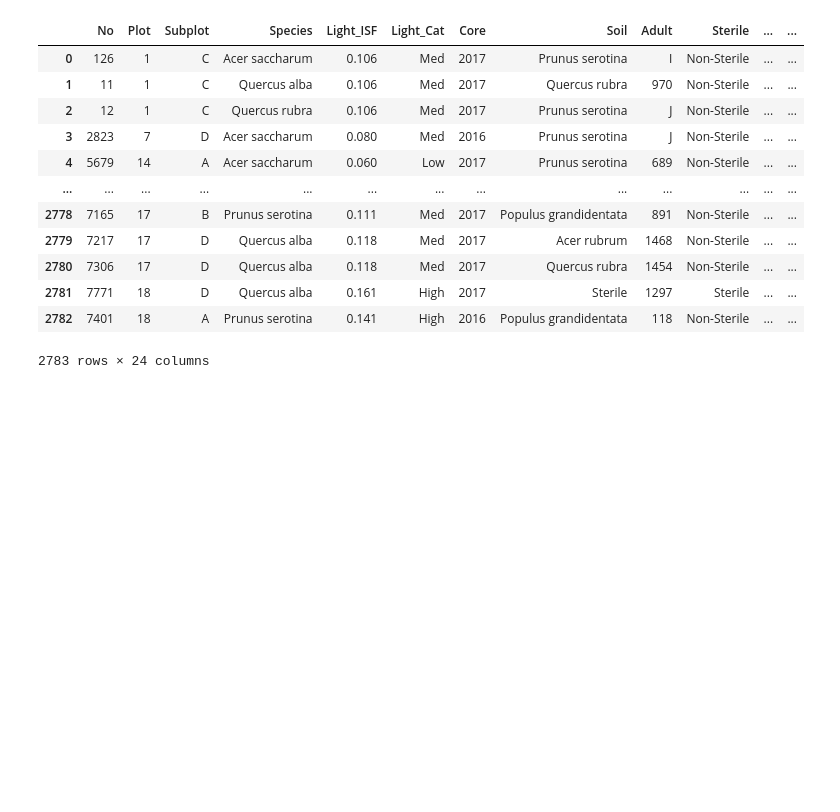
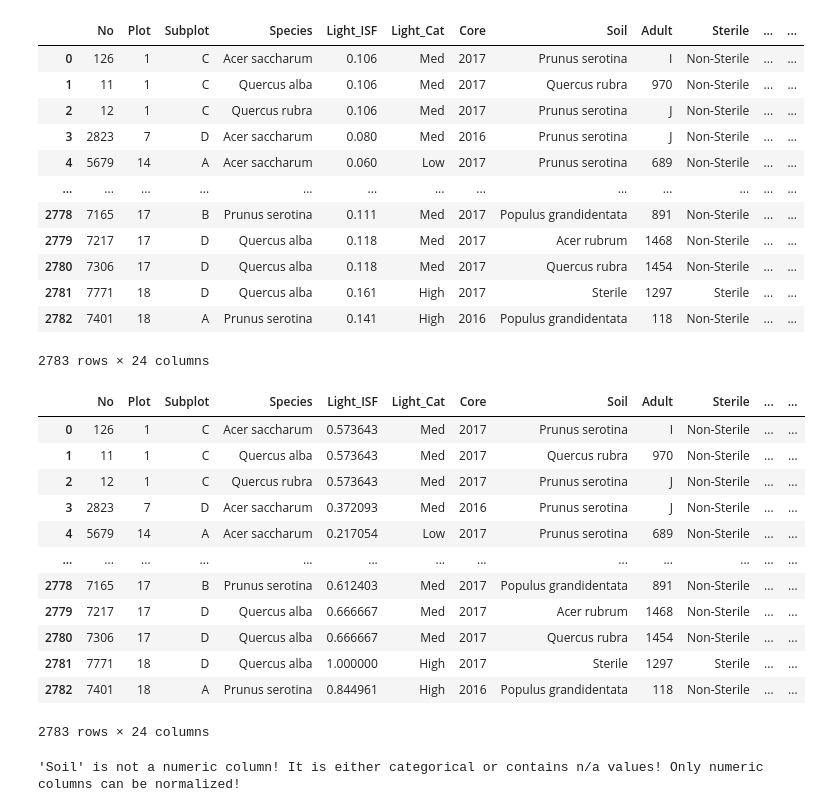
Before and after one commit to fedighanmi/Tree_Survival_Project, a Jupyter notebook: example/example_notebook.ipynb, the cells around one changed output. Cells and saved outputs as stored; diff of their text form; code cells hidden in the pictures; blank space fills up the shorter version.

Commit message:
Add preprocessing module as an example

```diff
--- a/example/example_notebook.ipynb
+++ b/example/example_notebook.ipynb
@@ -5,4 +75,6 @@ import pandas as pd
 df = pd.read_csv("Tree_Data.csv")
 # %%
-preprocess = preprocessing.DataPreprocessor(df)
+# We will create an instance of our data and name it preprocess
+
+preprocess = prp.DataPreprocessor(df)
 # %%
@@ -21,3 +95,29 @@ preprocess.display()
 | 2781 | 7771 | 18 | D | Quercus alba | 0.161 | High | 2017 | Sterile | 1297 | Sterile | ... | ... |
 | 2782 | 7401 | 18 | A | Prunus serotina | 0.141 | High | 2016 | Populus grandidentata | 118 | Non-Sterile | ... | ... |
 2783 rows × 24 columns
+# %%
+# We can type in a numerical column with a scaler type and the returned data will be normalized
+# on the defined coloumns
+
+preprocess.normalize_data(["Light_ISF"], scaler_type="minmax")
+# %% [output]
+|  | No | Plot | Subplot | Species | Light_ISF | Light_Cat | Core | Soil | Adult | Sterile | ... | ... |
+| 0 | 126 | 1 | C | Acer saccharum | 0.573643 | Med | 2017 | Prunus serotina | I | Non-Sterile | ... | ... |
+| 1 | 11 | 1 | C | Quercus alba | 0.573643 | Med | 2017 | Quercus rubra | 970 | Non-Sterile | ... | ... |
+| 2 | 12 | 1 | C | Quercus rubra | 0.573643 | Med | 2017 | Prunus serotina | J | Non-Sterile | ... | ... |
+| 3 | 2823 | 7 | D | Acer saccharum | 0.372093 | Med | 2016 | Prunus serotina | J | Non-Sterile | ... | ... |
+| 4 | 5679 | 14 | A | Acer saccharum | 0.217054 | Low | 2017 | Prunus serotina | 689 | Non-Sterile | ... | ... |
+| ... | ... | ... | ... | ... | ... | ... | ... | ... | ... | ... | ... | ... |
+| 2778 | 7165 | 17 | B | Prunus serotina | 0.612403 | Med | 2017 | Populus grandidentata | 891 | Non-Sterile | ... | ... |
+| 2779 | 7217 | 17 | D | Quercus alba | 0.666667 | Med | 2017 | Acer rubrum | 1468 | Non-Sterile | ... | ... |
+| 2780 | 7306 | 17 | D | Quercus alba | 0.666667 | Med | 2017 | Quercus rubra | 1454 | Non-Sterile | ... | ... |
+| 2781 | 7771 | 18 | D | Quercus alba | 1.000000 | High | 2017 | Sterile | 1297 | Sterile | ... | ... |
+| 2782 | 7401 | 18 | A | Prunus serotina | 0.844961 | High | 2016 | Populus grandidentata | 118 | Non-Sterile | ... | ... |
+2783 rows × 24 columns
+# %%
+# We can also in put multiple columns to normalize, but if you input by mistake a non-numerical feature,
+# or a feature with issues, a message will be outputted to warn that only numerical are allowed.
+
+preprocess.normalize_data(["Lignin", "Soil"])
+# %% [output]
+'Soil' is not a numeric column! It is either categorical or contains n/a values! Only numeric columns can be normalized!
```
Also changed, not shown: parts of 5 cells of this notebook.
